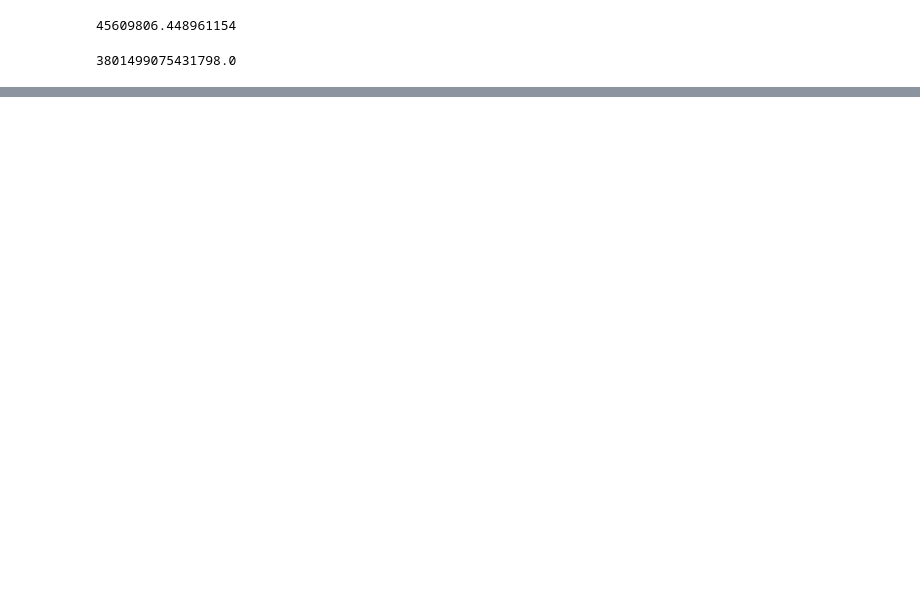
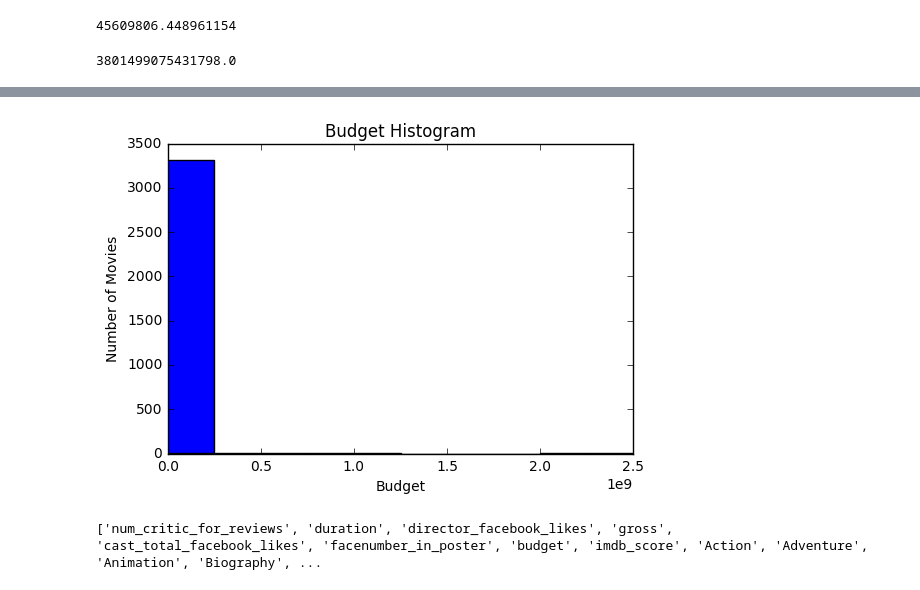
Before and after one commit to Yingjuan/ML-Project, a Jupyter notebook: ML_Project4.ipynb, the cells around one changed output, grey strips where cells are left out. Cells and saved outputs as stored; diff of their text form; code cells hidden in the pictures; blank space fills up the shorter version.

```diff
--- a/ML_Project4.ipynb
+++ b/ML_Project4.ipynb
@@ -265,0 +266,13 @@ plt.show()
+# %%
+budget = movies_array[:, 6]
+plt.hist(budget)
+plt.title('Budget Histogram')
+plt.xlabel('Budget')
+plt.ylabel('Number of Movies')
+plt.show()
+# %% [output]
+[figure, added]
+# %%
+print(numeric_headers)
+# %% [output]
+['num_critic_for_reviews', 'duration', 'director_facebook_likes', 'gross', 'cast_total_facebook_likes', 'facenumber_in_poster', 'budget', 'imdb_score', 'Action', 'Adventure', 'Animation', 'Biography', ...
```
Also changed, not shown: parts of 3 cells of this notebook.
